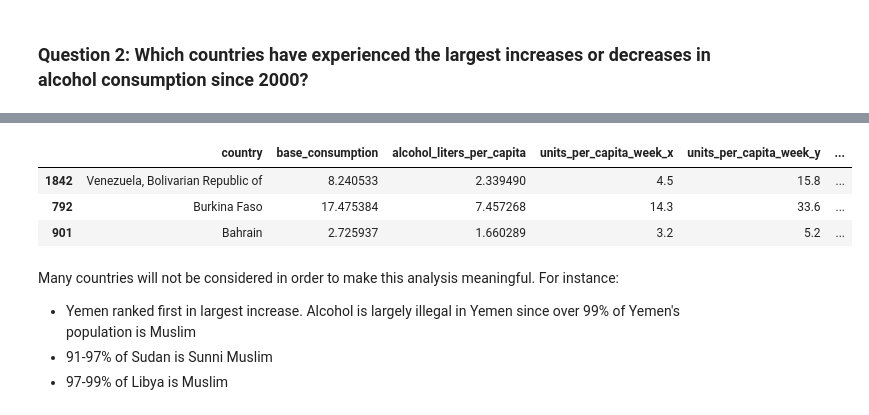
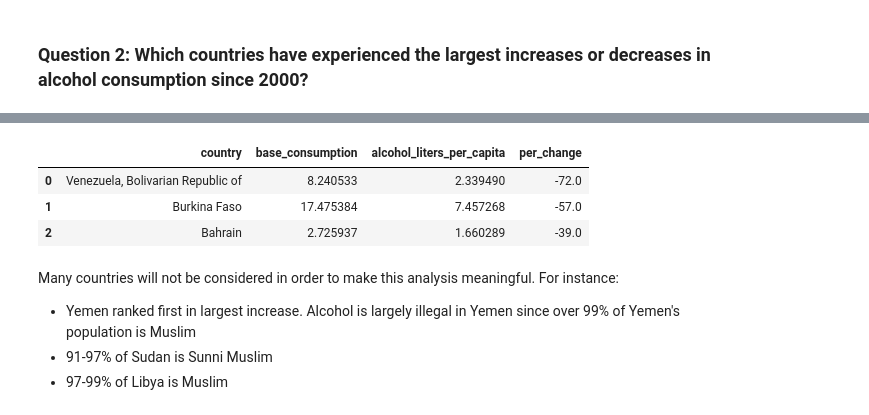
Before and after one commit to Huang-Hao-Gao/global-alcohol-consumption-analysis, a Jupyter notebook: analysis.ipynb, the cells around one changed output, grey strips where cells are left out. Cells and saved outputs as stored; diff of their text form; code cells hidden in the pictures.

```diff
--- a/analysis.ipynb
+++ b/analysis.ipynb
@@ -196,18 +174,19 @@ biggest_increases
 # %%
 biggest_decreases = (
     mdf_2000
     [mdf_2000["year_x"] == 2022]
     .sort_values(by="per_change", ascending=True)
+    .reset_index()
     .head(x_biggest_changes)
-    [["country", "base_consumption", "alcohol_liters_per_capita", "units_per_capita_week_x", "units_per_capita_week_y", "per_change"]]
+    [["country", "base_consumption", "alcohol_liters_per_capita", "per_change"]]
  )
 
 biggest_decreases
 # %% [output]
-|  | country | base_consumption | alcohol_liters_per_capita | units_per_capita_week_x | units_per_capita_week_y | ... |
-| 1842 | Venezuela, Bolivarian Republic of | 8.240533 | 2.339490 | 4.5 | 15.8 | ... |
-| 792 | Burkina Faso | 17.475384 | 7.457268 | 14.3 | 33.6 | ... |
-| 901 | Bahrain | 2.725937 | 1.660289 | 3.2 | 5.2 | ... |
+|  | country | base_consumption | alcohol_liters_per_capita | per_change |
+| 0 | Venezuela, Bolivarian Republic of | 8.240533 | 2.339490 | -72.0 |
+| 1 | Burkina Faso | 17.475384 | 7.457268 | -57.0 |
+| 2 | Bahrain | 2.725937 | 1.660289 | -39.0 |
 # %% [markdown]
 Many countries will not be considered in order to make this analysis meaningful.
 For instance:
```
Also changed, not shown: parts of 15 cells of this notebook, 1 other file.
